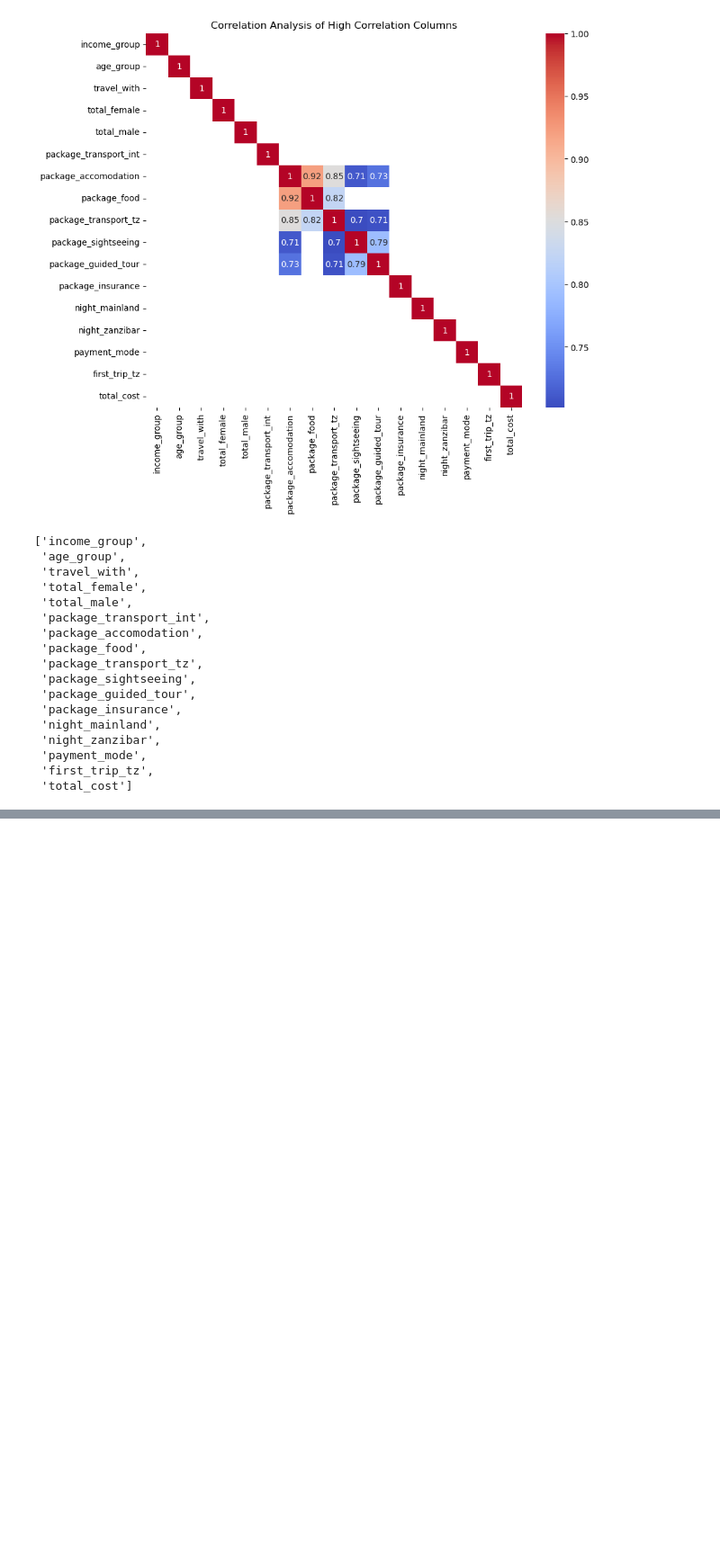
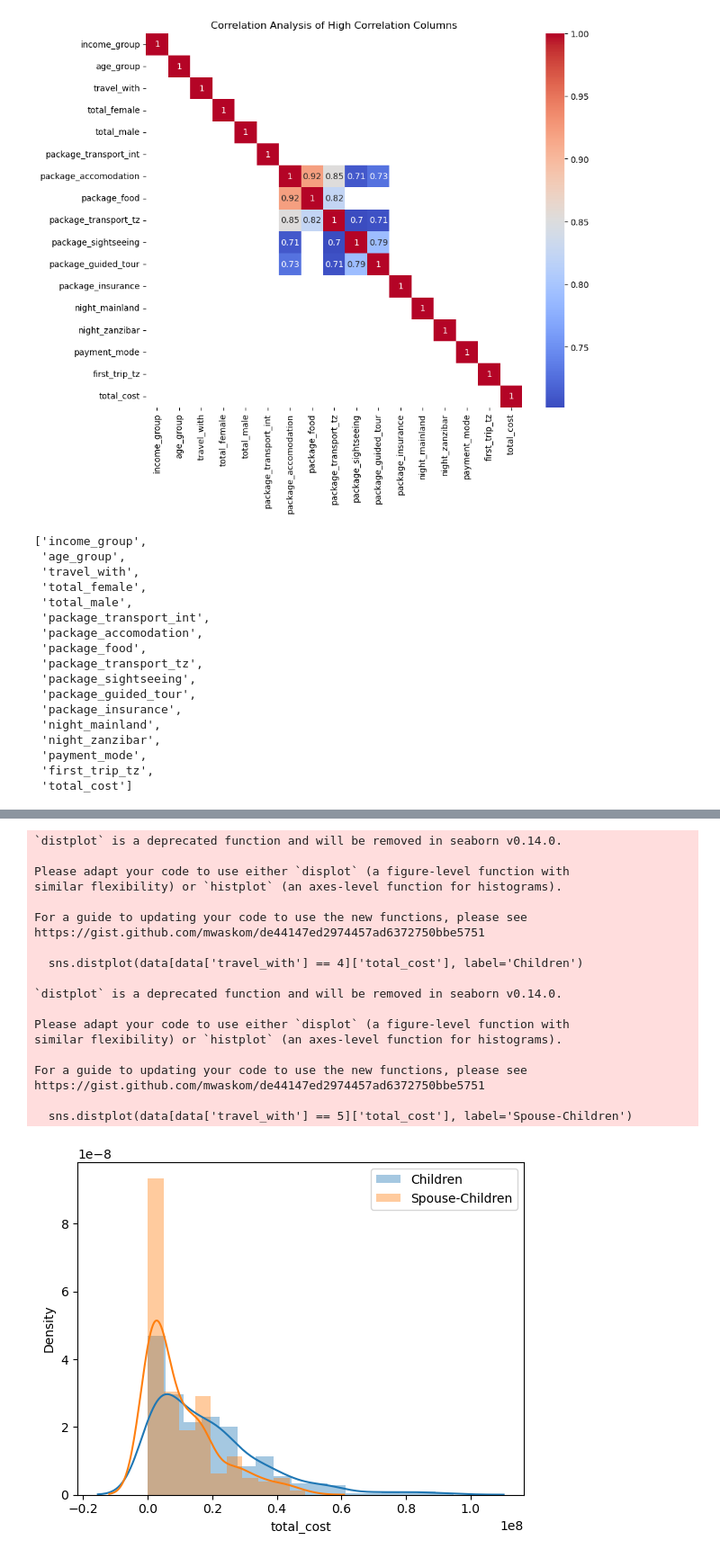
Before and after one commit to BCBeeravelly/End-to-End-ML-Project, a Jupyter notebook: notebooks/eda.ipynb, the cells around one changed output, grey strips where cells are left out. Shown at 90% size. Saved outputs shown, nothing was run; the diff lists cells and outputs as text; code cells hidden in the pictures; blank space fills up the shorter version.

```diff
--- a/notebooks/eda.ipynb
+++ b/notebooks/eda.ipynb
@@ -681,0 +705,26 @@ high_correlation_columns
+# %%
+sns.distplot(data[data['travel_with'] == 4]['total_cost'], label='Children')
+sns.distplot(data[data['travel_with'] == 5]['total_cost'], label='Spouse-Children')
+plt.legend()
+plt.show()
+# %% [output]
+`distplot` is a deprecated function and will be removed in seaborn v0.14.0.
+
+Please adapt your code to use either `displot` (a figure-level function with
+similar flexibility) or `histplot` (an axes-level function for histograms).
+
+For a guide to updating your code to use the new functions, please see
+https://gist.github.com/mwaskom/de44147ed2974457ad6372750bbe5751
+
+  sns.distplot(data[data['travel_with'] == 4]['total_cost'], label='Children')
+
+`distplot` is a deprecated function and will be removed in seaborn v0.14.0.
+
+Please adapt your code to use either `displot` (a figure-level function with
+similar flexibility) or `histplot` (an axes-level function for histograms).
+
+For a guide to updating your code to use the new functions, please see
+https://gist.github.com/mwaskom/de44147ed2974457ad6372750bbe5751
+
+  sns.distplot(data[data['travel_with'] == 5]['total_cost'], label='Spouse-Children')
+[figure, added]
```
Also changed, not shown: parts of 17 cells of this notebook, 1 other file.
